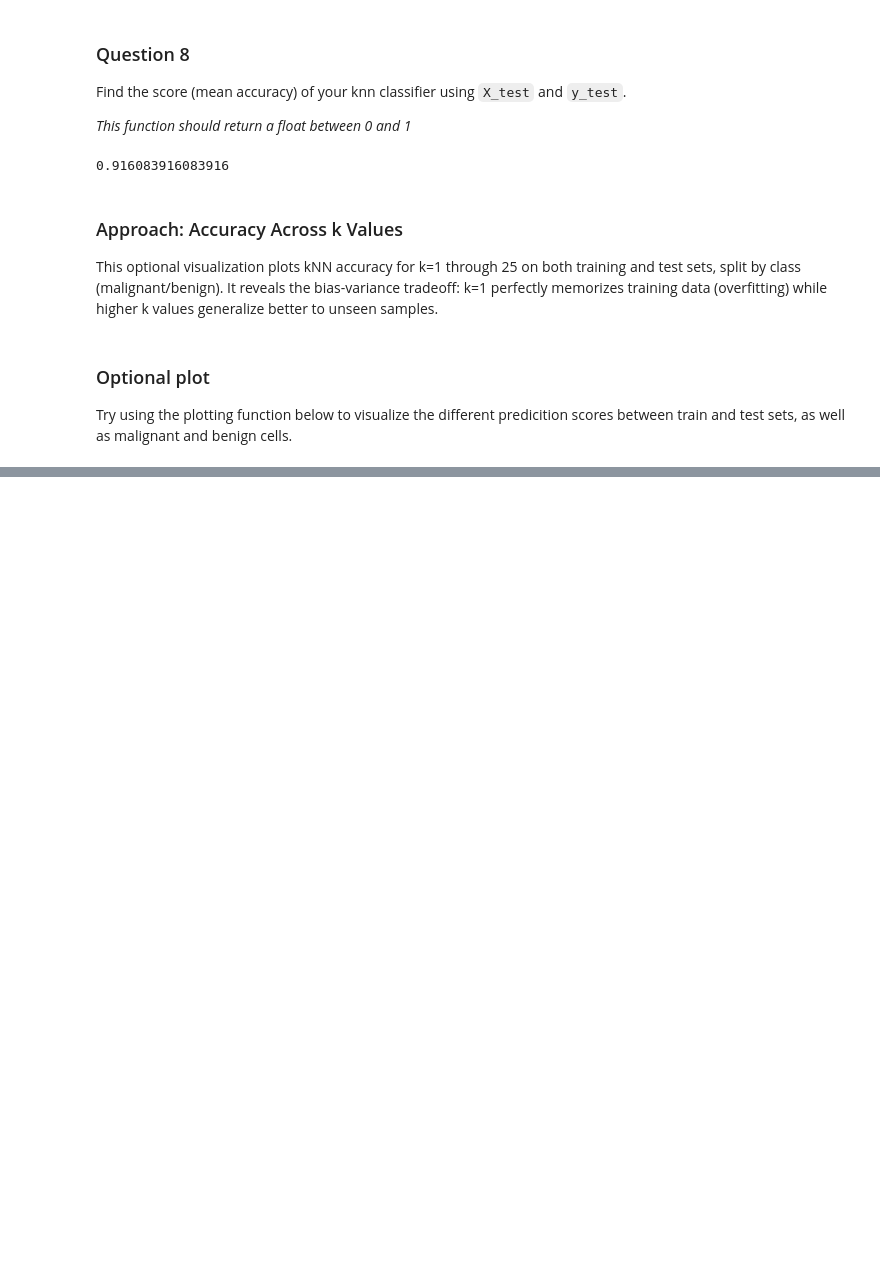
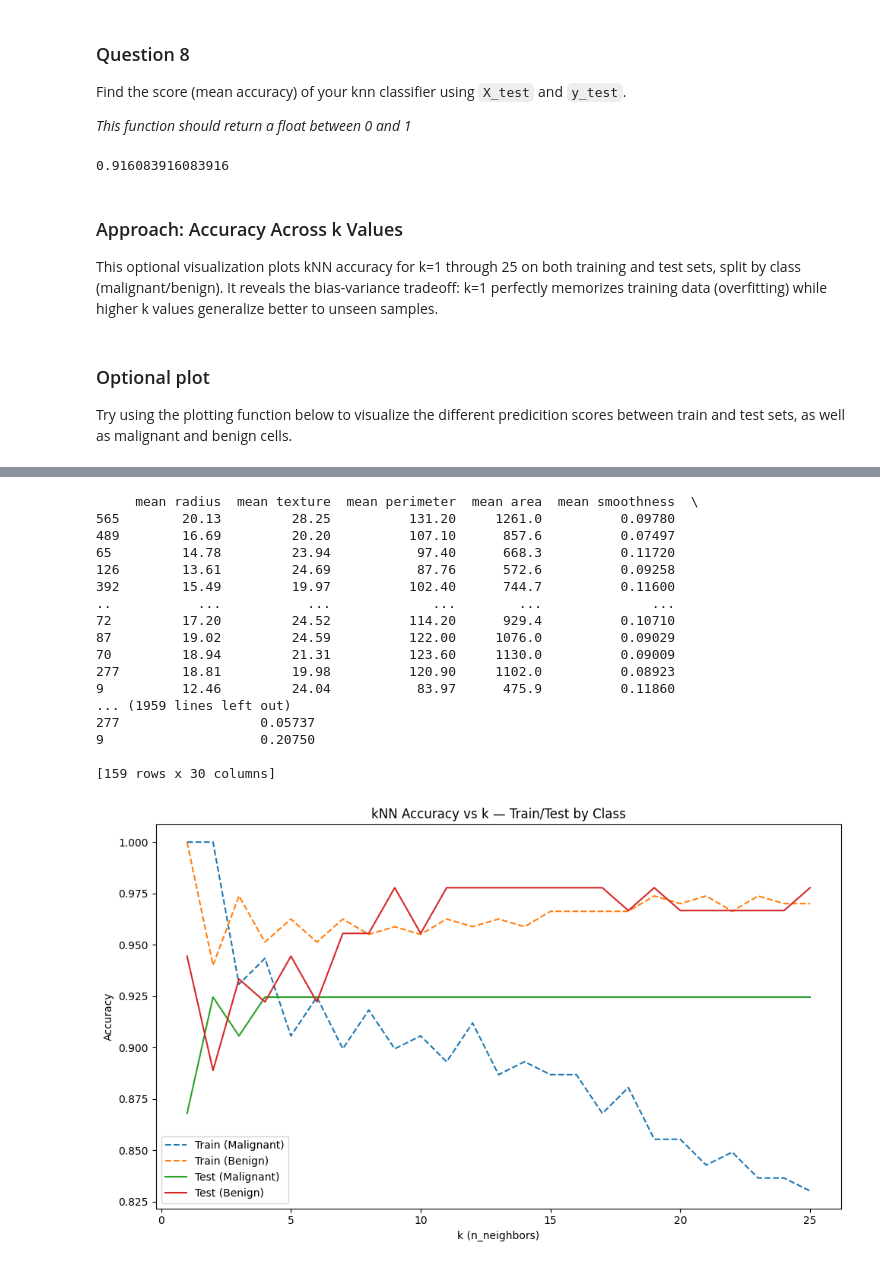
Before and after one commit to singla-arun/applied_data_science, a Jupyter notebook: 3_Applied Machine Learning Using Python/Files/home/jovyan/work/assignments/course3_assignment1/assignment1.ipynb, the cells around one changed output, grey strips where cells are left out. Cells and saved outputs as stored; diff of their text form; code cells hidden in the pictures; blank space fills up the shorter version.

```diff
--- a/3_Applied Machine Learning Using Python/Files/home/jovyan/work/assignments/course3_assignment1/assignment1.ipynb
+++ b/3_Applied Machine Learning Using Python/Files/home/jovyan/work/assignments/course3_assignment1/assignment1.ipynb
@@ -337,0 +357,37 @@ def accuracy_plot():
+# %%
+def accuracy_plot():
+    import matplotlib.pyplot as plt
+
+    %matplotlib inline
+
+    X_train, X_test, y_train, y_test = answer_four()
+
+    train_mal = y_train == 0
+    train_ben = y_train == 1
+    test_mal  = y_test  == 0
+    test_ben  = y_test  == 1
+
+    k_range = range(1, 26)
+    train_mal_scores, train_ben_scores = [], []
+    test_mal_scores,  test_ben_scores  = [], []
+
+    for k in k_range:
+        knn = KNeighborsClassifier(n_neighbors=k)
+        knn.fit(X_train, y_train)
+
+        train_mal_scores.append(knn.score(X_train[train_mal], y_train[train_mal]))
+        train_ben_scores.append(knn.score(X_train[train_ben], y_train[train_ben]))
+        test_mal_scores.append(knn.score(X_test[test_mal],   y_test[test_mal]))
+        test_ben_scores.append(knn.score(X_test[test_ben],   y_test[test_ben]))
+
+    plt.figure(figsize=(10, 6))
+    plt.plot(k_range, train_mal_scores, label='Train (Malignant)', linestyle='--')
+    plt.plot(k_range, train_ben_scores, label='Train (Benign)',     linestyle='--')
+    plt.plot(k_range, test_mal_scores,  label='Test (Malignant)')
+    plt.plot(k_range, test_ben_scores,  label='Test (Benign)')
+    plt.xlabel('k (n_neighbors)')
+    plt.ylabel('Accuracy')
+    plt.title('kNN Accuracy vs k — Train/Test by Class')
+    plt.legend()
+    plt.tight_layout()
+    plt.show()
@@ -337,0 +397,21 @@ def accuracy_plot():
+# %%
+accuracy_plot()
+# %% [output]
+     mean radius  mean texture  mean perimeter  mean area  mean smoothness  \
+565        20.13         28.25          131.20     1261.0          0.09780
+489        16.69         20.20          107.10      857.6          0.07497
+65         14.78         23.94           97.40      668.3          0.11720
+126        13.61         24.69           87.76      572.6          0.09258
+392        15.49         19.97          102.40      744.7          0.11600
+..           ...           ...             ...        ...              ...
+72         17.20         24.52          114.20      929.4          0.10710
+87         19.02         24.59          122.00     1076.0          0.09029
+70         18.94         21.31          123.60     1130.0          0.09009
+277        18.81         19.98          120.90     1102.0          0.08923
+9          12.46         24.04           83.97      475.9          0.11860
+... (1959 lines left out)
+277                  0.05737
+9                    0.20750
+
+[159 rows x 30 columns]
+[figure, added]
```
Also changed, not shown: parts of 12 cells of this notebook, 2 other files.
